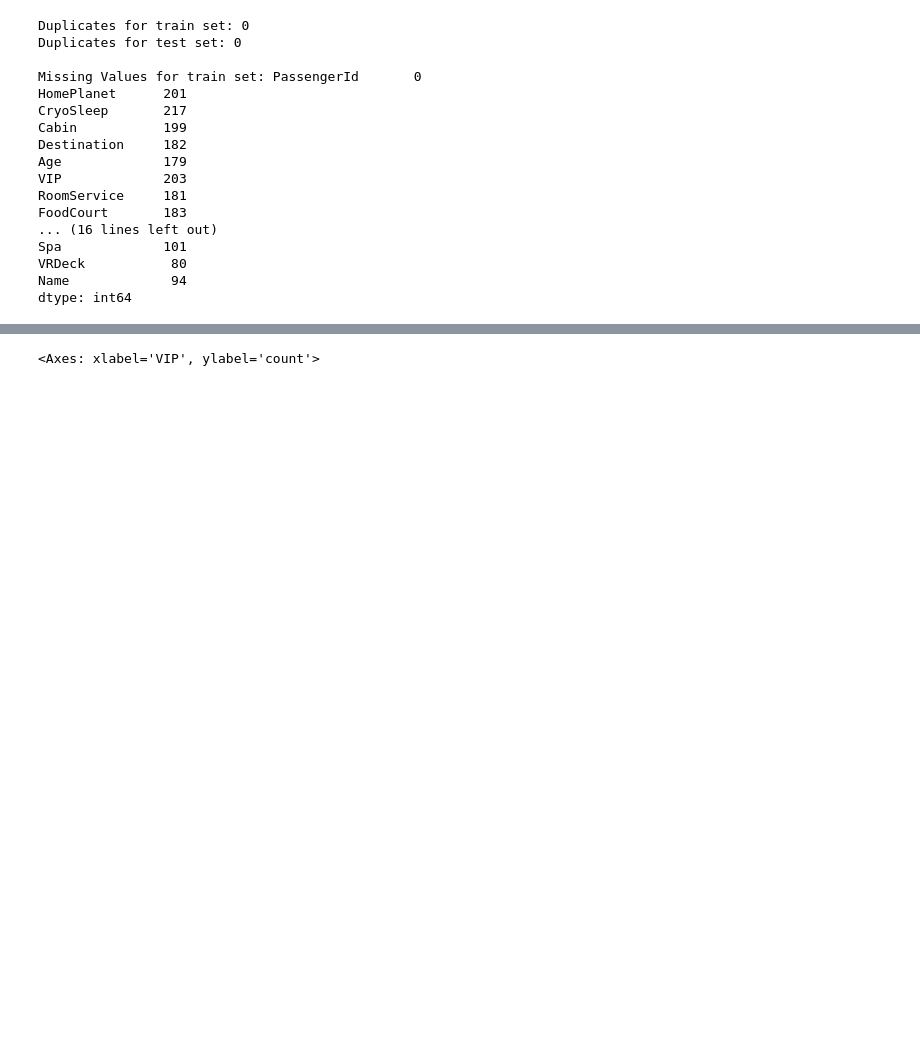
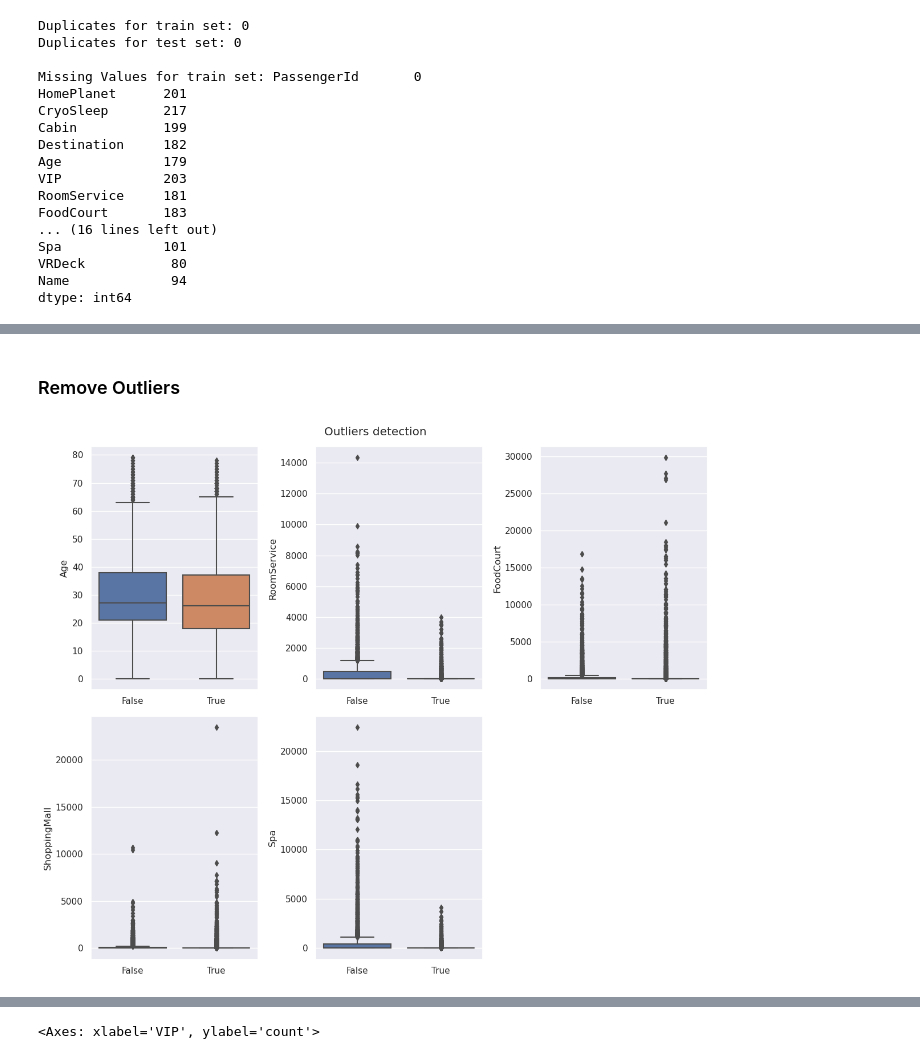
Before and after one commit to ValeryBonneau/space-titanic, a Jupyter notebook: spaceship-titanic.ipynb, the cells around one changed output, grey strips where cells are left out. Saved outputs shown, nothing was run; the diff lists cells and outputs as text; code cells hidden in the pictures; blank space fills up the shorter version.

```diff
--- a/spaceship-titanic.ipynb
+++ b/spaceship-titanic.ipynb
@@ -148,0 +186,12 @@ There are no duplicates. I will deal with the NA after the split to avoid data l
+# %% [markdown]
+### Remove Outliers
+# %%
+_, axes = plt.subplots(nrows=2, ncols=3, figsize=(12,10))
+plt.suptitle('Outliers detection')
+for feat, ax in zip(feat_num, axes.ravel()):
+    sns.boxplot(data=passengers, x='Transported', y=feat, ax=ax)
+    ax.set_xlabel('')
+axes[-1,-1].set_visible(False)
+plt.tight_layout()
+# %% [output]
+[figure, added]
```
Also changed, not shown: parts of 95 cells of this notebook.
